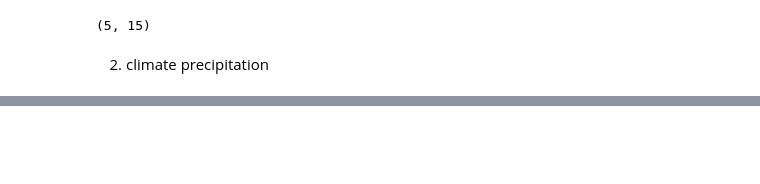
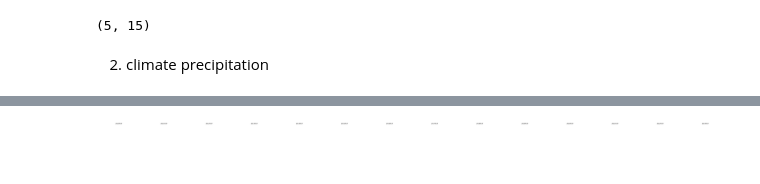
Before and after one commit to SourabhMulik/START_Hackathon, a Jupyter notebook: go_through_datasets.ipynb, the cells around one changed output, grey strips where cells are left out. Drawn from its saved outputs; the diff is of its cells as text; code cells hidden in the pictures; blank space fills up the shorter version.

Commit message:
add climate precipitation

```diff
--- a/go_through_datasets.ipynb
+++ b/go_through_datasets.ipynb
@@ -35,0 +39,14 @@ region_layer.shape
+# %%
+with rasterio.open(r"C:\Users\HUAWEI\Desktop\hackthon\START_Hackathon\Datasets_Hackathon\Climate_Precipitation_Data\2010R.tif") as dataset:
+    # 显示栅格数据（可视化）
+    show(dataset)
+
+    # 获取地理参考信息
+    print("CRS (Coordinate Reference System):", dataset.crs)
+    print("Transform:", dataset.transform)  # 仿射变换矩阵
+    print("Width:", dataset.width)
+    print("Height:", dataset.height)
+
+    # 读取数据
+    data = dataset.read(1)  # 读取第一波段
+    print("Data shape:", data.shape)
@@ -35,0 +65,30 @@ region_layer.shape
+# %%
+
+# Path to your folder containing .tif files
+folder_path = r"C:\Users\HUAWEI\Desktop\hackthon\START_Hackathon\Datasets_Hackathon\Climate_Precipitation_Data"
+
+# Get all .tif files in the folder
+tif_files = [f for f in os.listdir(folder_path) if f.endswith(".tif")]
+
+# Create subplots based on the number of .tif files
+fig, axes = plt.subplots(nrows=1, ncols=len(tif_files), figsize=(5 * len(tif_files), 5))
+
+# If only one file, ensure axes is iterable
+if len(tif_files) == 1:
+    axes = [axes]
+
+# Loop through each .tif file and display it
+for ax, tif_file in zip(axes, tif_files):
+    tif_path = os.path.join(folder_path, tif_file)
+
+    with rasterio.open(tif_path) as dataset:
+        image = dataset.read(1)  # Read the first band
+
+    #ax.imshow(image, cmap="gray")  # Change cmap if needed
+    ax.set_title(tif_file)
+    ax.axis("off")  # Remove axes for better visualization
+
+plt.tight_layout()
+plt.show()
+# %% [output]
+[figure, added]
```
Also changed, not shown: parts of 3 cells of this notebook, 1 other file.
